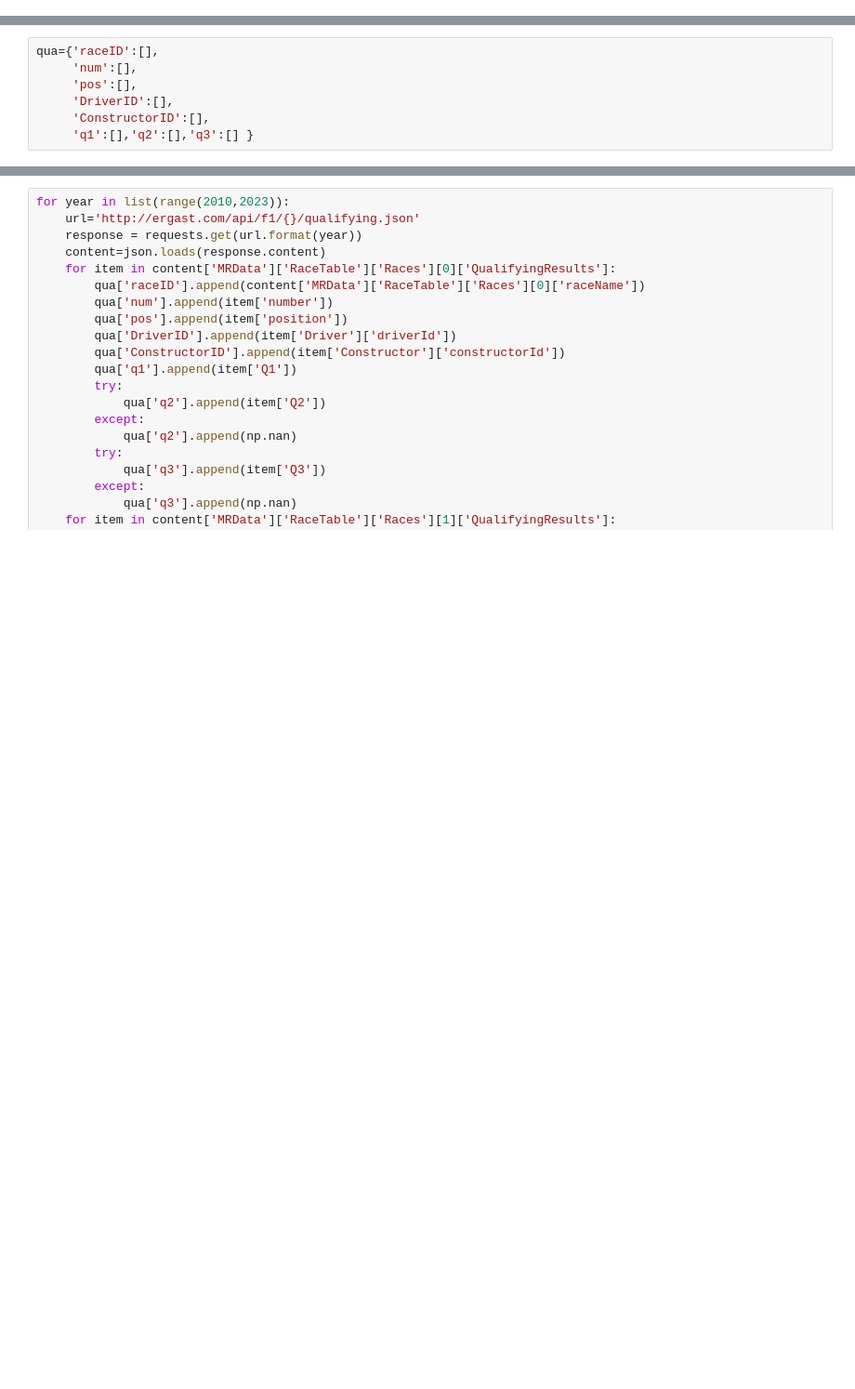
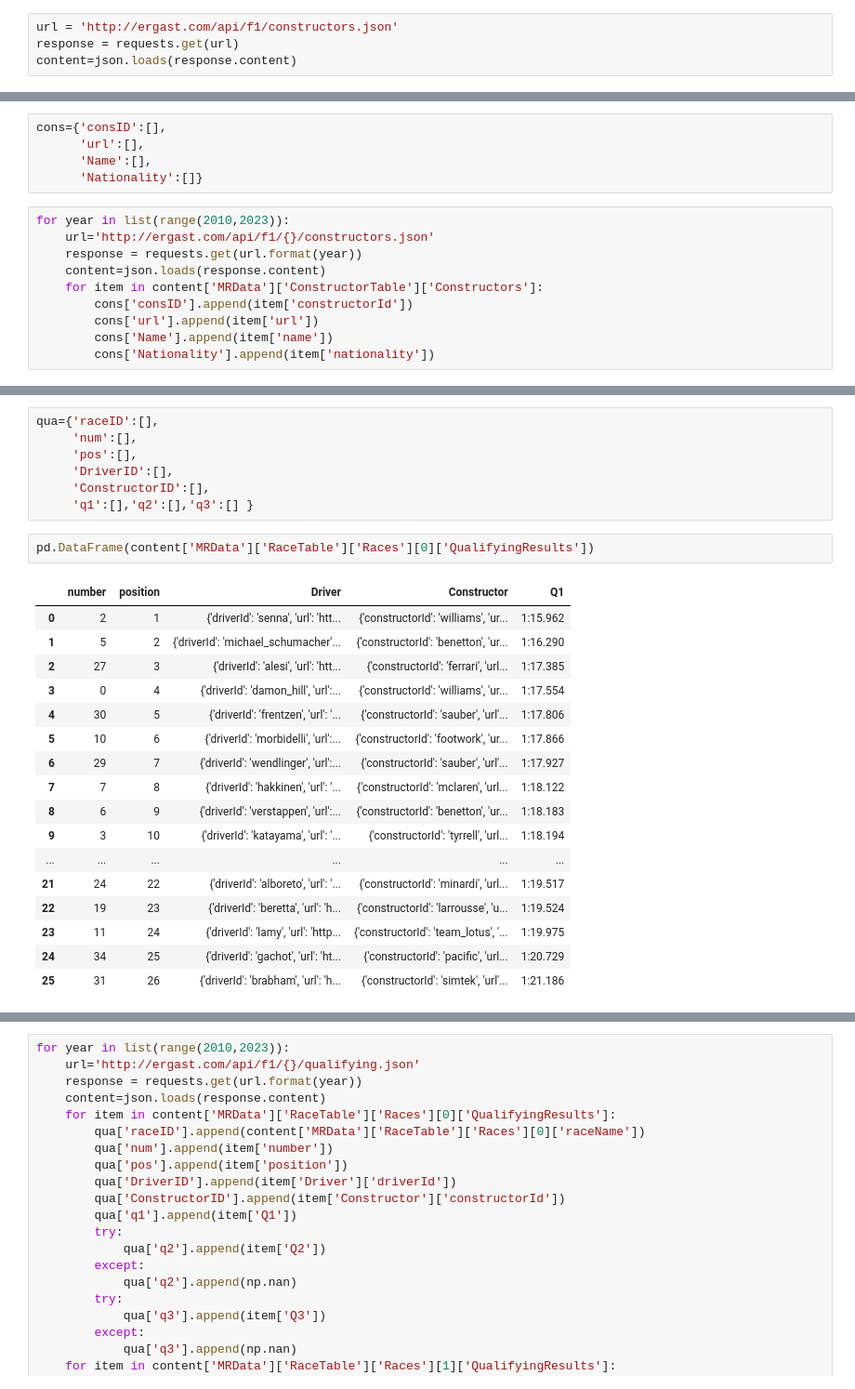
Before and after one commit to MrAldo007/formula-1-data, a Jupyter notebook: f1-análisis.ipynb, the cells around one changed output, grey strips where cells are left out. Shown at 93% size. Saved outputs shown, nothing was run; the diff lists cells and outputs as text; blank space fills up the shorter version.

```diff
--- a/f1-análisis.ipynb
+++ b/f1-análisis.ipynb
@@ -217,0 +220,4 @@ pd.DataFrame(cir).to_csv('Circuits.csv', index=False)
+# %%
+url = 'http://ergast.com/api/f1/constructors.json'
+response = requests.get(url)
+content=json.loads(response.content)
@@ -217,0 +244,15 @@ pd.DataFrame(cir).to_csv('Circuits.csv', index=False)
+# %%
+cons={'consID':[],
+      'url':[],
+      'Name':[],
+      'Nationality':[]}
+# %%
+for year in list(range(2010,2023)):
+    url='http://ergast.com/api/f1/{}/constructors.json'
+    response = requests.get(url.format(year))
+    content=json.loads(response.content)
+    for item in content['MRData']['ConstructorTable']['Constructors']:
+        cons['consID'].append(item['constructorId'])
+        cons['url'].append(item['url'])
+        cons['Name'].append(item['name'])
+        cons['Nationality'].append(item['nationality'])
@@ -248,3 +307,23 @@ qua={'raceID':[],
      'DriverID':[],
      'ConstructorID':[],
      'q1':[],'q2':[],'q3':[] }
+# %%
+pd.DataFrame(content['MRData']['RaceTable']['Races'][0]['QualifyingResults'])
+# %% [output]
+|  | number | position | Driver | Constructor | Q1 |
+| 0 | 2 | 1 | {'driverId': 'senna', 'url': 'htt... | {'constructorId': 'williams', 'ur... | 1:15.962 |
+| 1 | 5 | 2 | {'driverId': 'michael_schumacher'... | {'constructorId': 'benetton', 'ur... | 1:16.290 |
+| 2 | 27 | 3 | {'driverId': 'alesi', 'url': 'htt... | {'constructorId': 'ferrari', 'url... | 1:17.385 |
+| 3 | 0 | 4 | {'driverId': 'damon_hill', 'url':... | {'constructorId': 'williams', 'ur... | 1:17.554 |
+| 4 | 30 | 5 | {'driverId': 'frentzen', 'url': '... | {'constructorId': 'sauber', 'url'... | 1:17.806 |
+| 5 | 10 | 6 | {'driverId': 'morbidelli', 'url':... | {'constructorId': 'footwork', 'ur... | 1:17.866 |
+| 6 | 29 | 7 | {'driverId': 'wendlinger', 'url':... | {'constructorId': 'sauber', 'url'... | 1:17.927 |
+| 7 | 7 | 8 | {'driverId': 'hakkinen', 'url': '... | {'constructorId': 'mclaren', 'url... | 1:18.122 |
+| 8 | 6 | 9 | {'driverId': 'verstappen', 'url':... | {'constructorId': 'benetton', 'ur... | 1:18.183 |
+| 9 | 3 | 10 | {'driverId': 'katayama', 'url': '... | {'constructorId': 'tyrrell', 'url... | 1:18.194 |
+| ... | ... | ... | ... | ... | ... |
+| 21 | 24 | 22 | {'driverId': 'alboreto', 'url': '... | {'constructorId': 'minardi', 'url... | 1:19.517 |
+| 22 | 19 | 23 | {'driverId': 'beretta', 'url': 'h... | {'constructorId': 'larrousse', 'u... | 1:19.524 |
+| 23 | 11 | 24 | {'driverId': 'lamy', 'url': 'http... | {'constructorId': 'team_lotus', '... | 1:19.975 |
+| 24 | 34 | 25 | {'driverId': 'gachot', 'url': 'ht... | {'constructorId': 'pacific', 'url... | 1:20.729 |
+| 25 | 31 | 26 | {'driverId': 'brabham', 'url': 'h... | {'constructorId': 'simtek', 'url'... | 1:21.186 |
```
Also changed, not shown: parts of 5 cells of this notebook, 1 other file.
